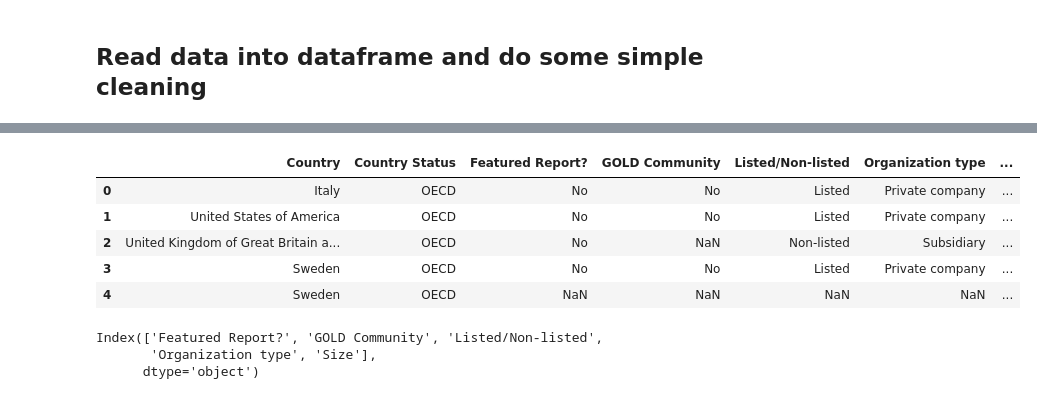
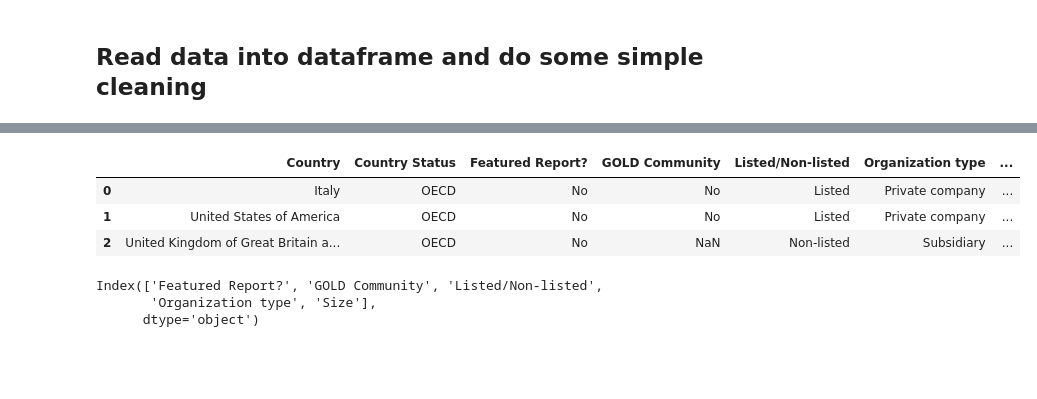
Before and after one commit to Asianatix/Company_Recommendation_System, a Jupyter notebook: Capstone_Project_To_Trong_Kien.ipynb, the cells around one changed output, grey strips where cells are left out. Saved outputs shown, nothing was run; the diff lists cells and outputs as text; code cells hidden in the pictures; blank space fills up the shorter version.

```diff
--- a/Capstone_Project_To_Trong_Kien.ipynb
+++ b/Capstone_Project_To_Trong_Kien.ipynb
@@ -124,14 +105,12 @@ raw_df.drop(raw_df.columns[0], axis=1, inplace=True)
 raw_df.drop(labels=['year', 'Name', 'OS'], axis=1, inplace=True)
 raw_df.replace(to_replace=[None], value=np.nan, inplace=True)
 # %%
-raw_df.head()
+raw_df.head(3)
 # %% [output]
 |  | Country | Country Status | Featured Report? | GOLD Community | Listed/Non-listed | Organization type | ... |
 | 0 | Italy | OECD | No | No | Listed | Private company | ... |
 | 1 | United States of America | OECD | No | No | Listed | Private company | ... |
 | 2 | United Kingdom of Great Britain a... | OECD | No | NaN | Non-listed | Subsidiary | ... |
-| 3 | Sweden | OECD | No | No | Listed | Private company | ... |
-| 4 | Sweden | OECD | NaN | NaN | NaN | NaN | ... |
 # %%
 #find columns that has na
 raw_df.columns[raw_df.isna().any()]
```
Also changed, not shown: parts of 86 cells of this notebook.
